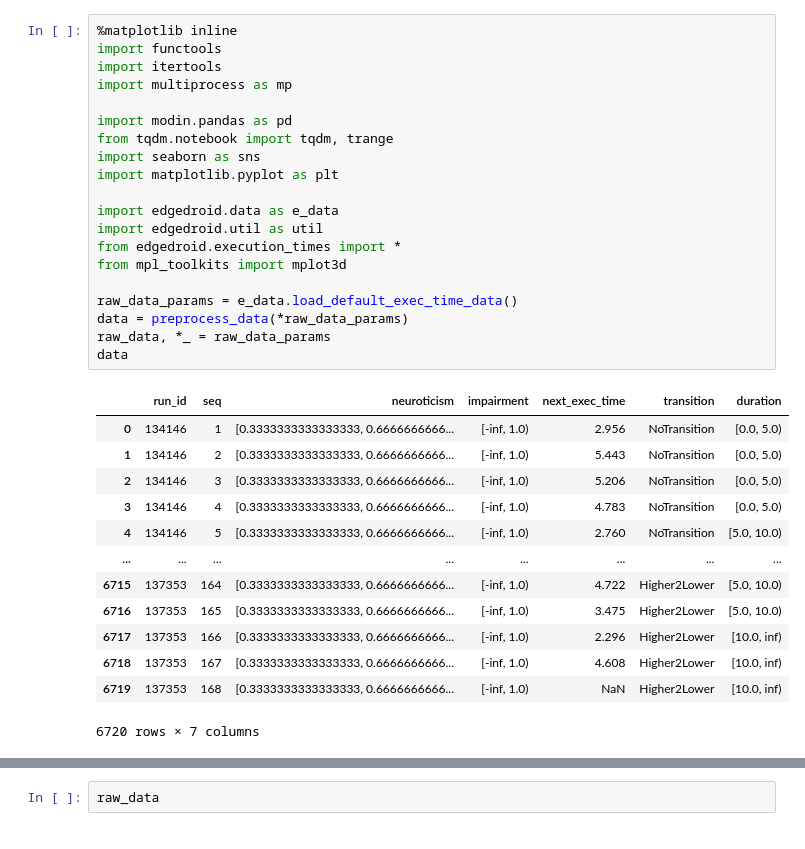
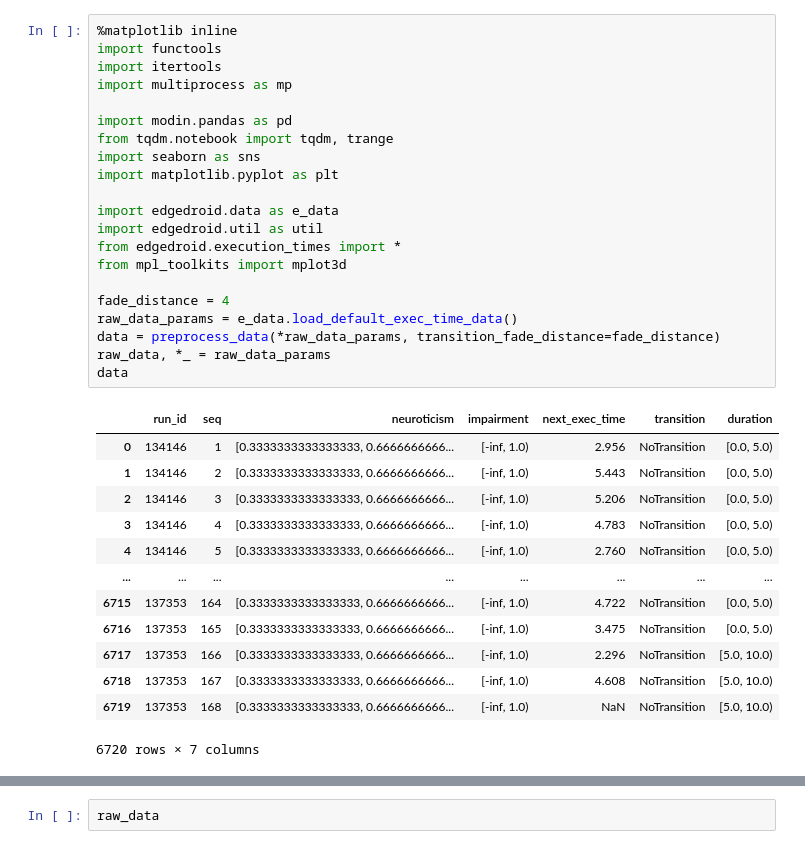
Before and after one commit to vnmo/EdgeDroid2, a Jupyter notebook: analysis/models.ipynb, the cells around one changed output, grey strips where cells are left out. Saved outputs shown, nothing was run; the diff lists cells and outputs as text.

```diff
--- a/analysis/models.ipynb
+++ b/analysis/models.ipynb
@@ -1,34 +1,35 @@
 # %%
 %matplotlib inline
 import functools
 import itertools
 import multiprocess as mp
 
 import modin.pandas as pd
 from tqdm.notebook import tqdm, trange
 import seaborn as sns
 import matplotlib.pyplot as plt
 
 import edgedroid.data as e_data
 import edgedroid.util as util
 from edgedroid.execution_times import *
 from mpl_toolkits import mplot3d
 
+fade_distance = 4
 raw_data_params = e_data.load_default_exec_time_data()
-data = preprocess_data(*raw_data_params)
+data = preprocess_data(*raw_data_params, transition_fade_distance=fade_distance)
 raw_data, *_ = raw_data_params
 data
 # %% [output]
 |  | run_id | seq | neuroticism | impairment | next_exec_time | transition | duration |
 | 0 | 134146 | 1 | [0.3333333333333333, 0.6666666666... | [-inf, 1.0) | 2.956 | NoTransition | [0.0, 5.0) |
 | 1 | 134146 | 2 | [0.3333333333333333, 0.6666666666... | [-inf, 1.0) | 5.443 | NoTransition | [0.0, 5.0) |
 | 2 | 134146 | 3 | [0.3333333333333333, 0.6666666666... | [-inf, 1.0) | 5.206 | NoTransition | [0.0, 5.0) |
 | 3 | 134146 | 4 | [0.3333333333333333, 0.6666666666... | [-inf, 1.0) | 4.783 | NoTransition | [0.0, 5.0) |
-| 4 | 134146 | 5 | [0.3333333333333333, 0.6666666666... | [-inf, 1.0) | 2.760 | NoTransition | [5.0, 10.0) |
+| 4 | 134146 | 5 | [0.3333333333333333, 0.6666666666... | [-inf, 1.0) | 2.760 | NoTransition | [0.0, 5.0) |
 | ... | ... | ... | ... | ... | ... | ... | ... |
-| 6715 | 137353 | 164 | [0.3333333333333333, 0.6666666666... | [-inf, 1.0) | 4.722 | Higher2Lower | [5.0, 10.0) |
-| 6716 | 137353 | 165 | [0.3333333333333333, 0.6666666666... | [-inf, 1.0) | 3.475 | Higher2Lower | [5.0, 10.0) |
-| 6717 | 137353 | 166 | [0.3333333333333333, 0.6666666666... | [-inf, 1.0) | 2.296 | Higher2Lower | [10.0, inf) |
-| 6718 | 137353 | 167 | [0.3333333333333333, 0.6666666666... | [-inf, 1.0) | 4.608 | Higher2Lower | [10.0, inf) |
-| 6719 | 137353 | 168 | [0.3333333333333333, 0.6666666666... | [-inf, 1.0) | NaN | Higher2Lower | [10.0, inf) |
+| 6715 | 137353 | 164 | [0.3333333333333333, 0.6666666666... | [-inf, 1.0) | 4.722 | NoTransition | [0.0, 5.0) |
+| 6716 | 137353 | 165 | [0.3333333333333333, 0.6666666666... | [-inf, 1.0) | 3.475 | NoTransition | [0.0, 5.0) |
+| 6717 | 137353 | 166 | [0.3333333333333333, 0.6666666666... | [-inf, 1.0) | 2.296 | NoTransition | [5.0, 10.0) |
+| 6718 | 137353 | 167 | [0.3333333333333333, 0.6666666666... | [-inf, 1.0) | 4.608 | NoTransition | [5.0, 10.0) |
+| 6719 | 137353 | 168 | [0.3333333333333333, 0.6666666666... | [-inf, 1.0) | NaN | NoTransition | [5.0, 10.0) |
 6720 rows × 7 columns
```
Also changed, not shown: parts of 14 cells of this notebook.
